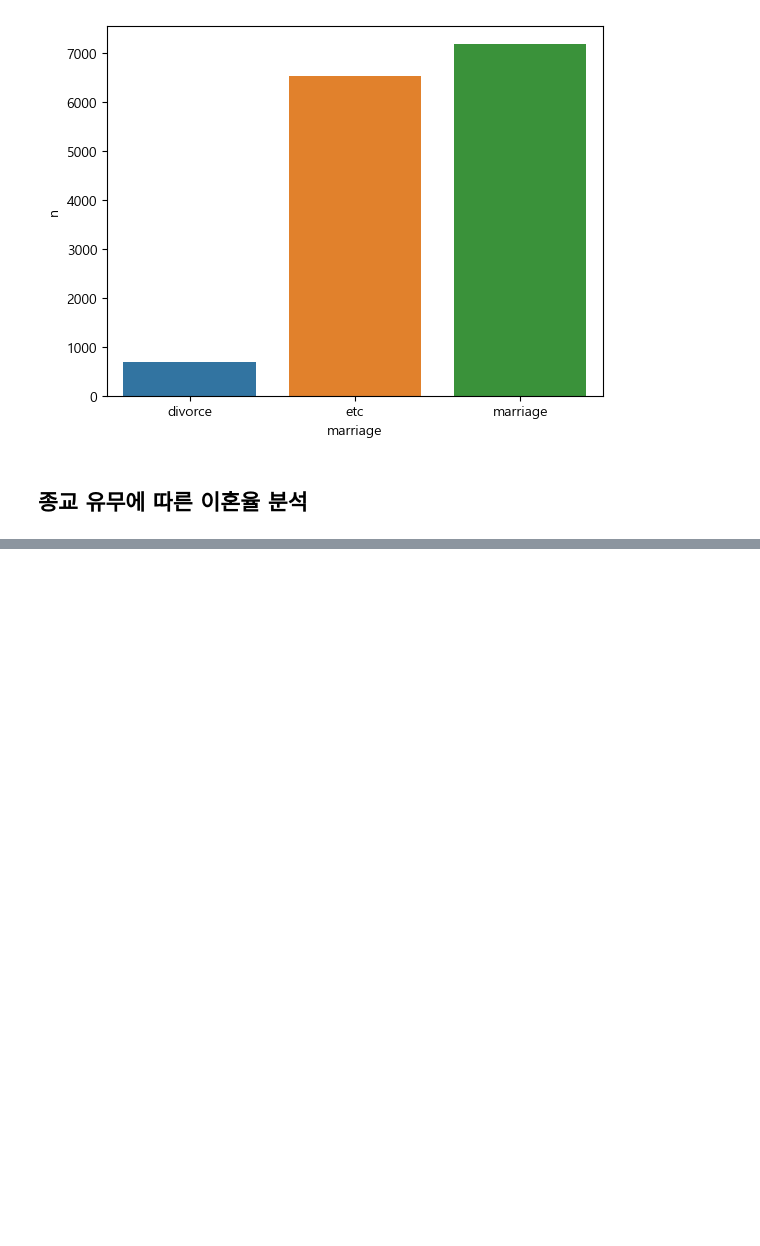
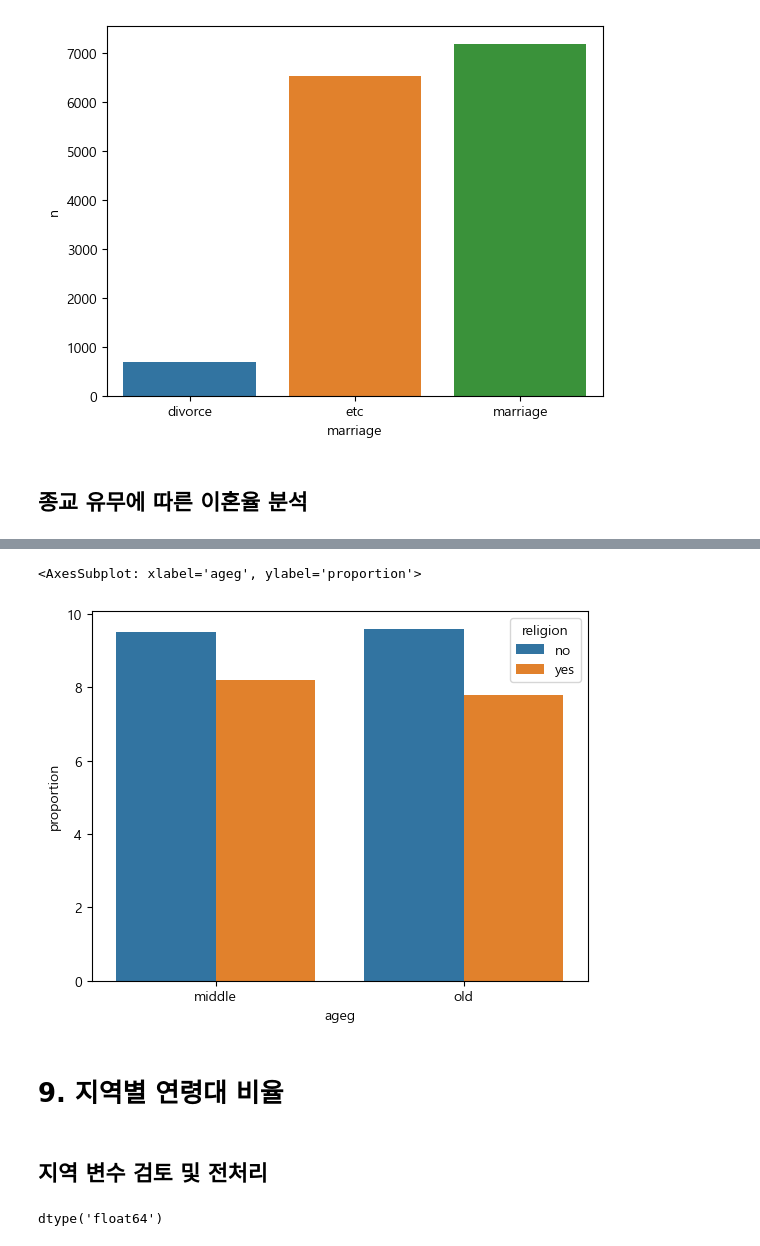
Before and after one commit to PGJeong/Study_Data_Analysis, a Jupyter notebook: Chap9-Data Analysis Practice.ipynb, the cells around one changed output, grey strips where cells are left out. Cells and saved outputs as stored; diff of their text form; code cells hidden in the pictures; blank space fills up the shorter version.

```diff
--- a/Chap9-Data Analysis Practice.ipynb
+++ b/Chap9-Data Analysis Practice.ipynb
@@ -548,0 +601,6 @@ AttributeError: 'DataFrameGroupBy' object has no attribute 'value_counts'
+# %%
+age_rel_div = welfare.query('marriage != "etc" & ageg != "young"')\
+                     .groupby(['ageg', 'religion'], as_index = False)\
+                     ['marriage']\
+                     .value_counts(normalize = True)
+age_rel_div
@@ -548,0 +617,5 @@ AttributeError: 'DataFrameGroupBy' object has no attribute 'value_counts'
+# %%
+age_rel_div = age_rel_div.query('marriage == "divorce"')\
+                         .assign(proportion = age_rel_div['proportion'] * 100)\
+                         .round(1)
+age_rel_div
@@ -548,0 +628,13 @@ AttributeError: 'DataFrameGroupBy' object has no attribute 'value_counts'
+# %%
+sns.barplot(data = age_rel_div, x = 'ageg', y = 'proportion', hue = 'religion')
+# %% [output]
+<AxesSubplot: xlabel='ageg', ylabel='proportion'>
+[figure, added]
+# %% [markdown]
+# 9. 지역별 연령대 비율
+# %% [markdown]
+## 지역 변수 검토 및 전처리
+# %%
+welfare['code_region'].dtypes
+# %% [output]
+dtype('float64')
```
Also changed, not shown: parts of 37 cells of this notebook, 3 other files.
